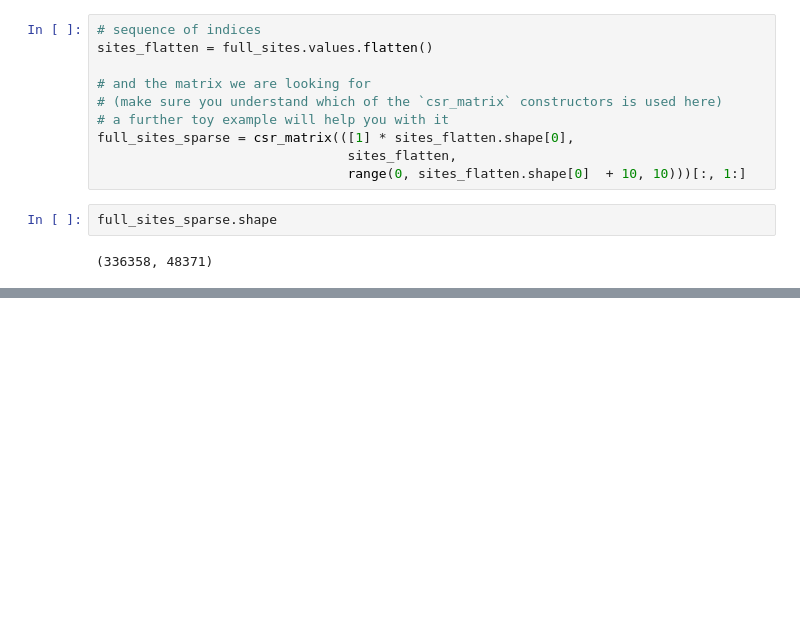
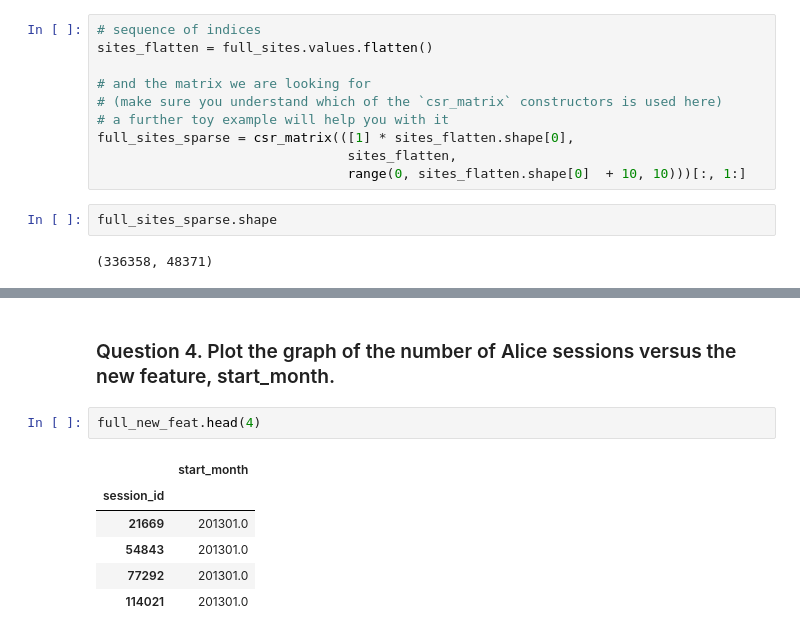
Before and after one commit to Ruslanmalai/mlcourse.ai, a Jupyter notebook: my_work/Assignment-3_part-1.ipynb, the cells around one changed output, grey strips where cells are left out. Drawn from its saved outputs; the diff is of its cells as text; blank space fills up the shorter version.

```diff
--- a/my_work/Assignment-3_part-1.ipynb
+++ b/my_work/Assignment-3_part-1.ipynb
@@ -202,0 +259,11 @@ full_sites_sparse.shape
+# %% [markdown]
+### Question 4. Plot the graph of the number of Alice sessions versus the new feature, start_month.
+# %%
+full_new_feat.head(4)
+# %% [output]
+|  | start_month |
+| session_id |  |
+| 21669 | 201301.0 |
+| 54843 | 201301.0 |
+| 77292 | 201301.0 |
+| 114021 | 201301.0 |
```
Also changed, not shown: parts of 40 cells of this notebook, 4 other files.
